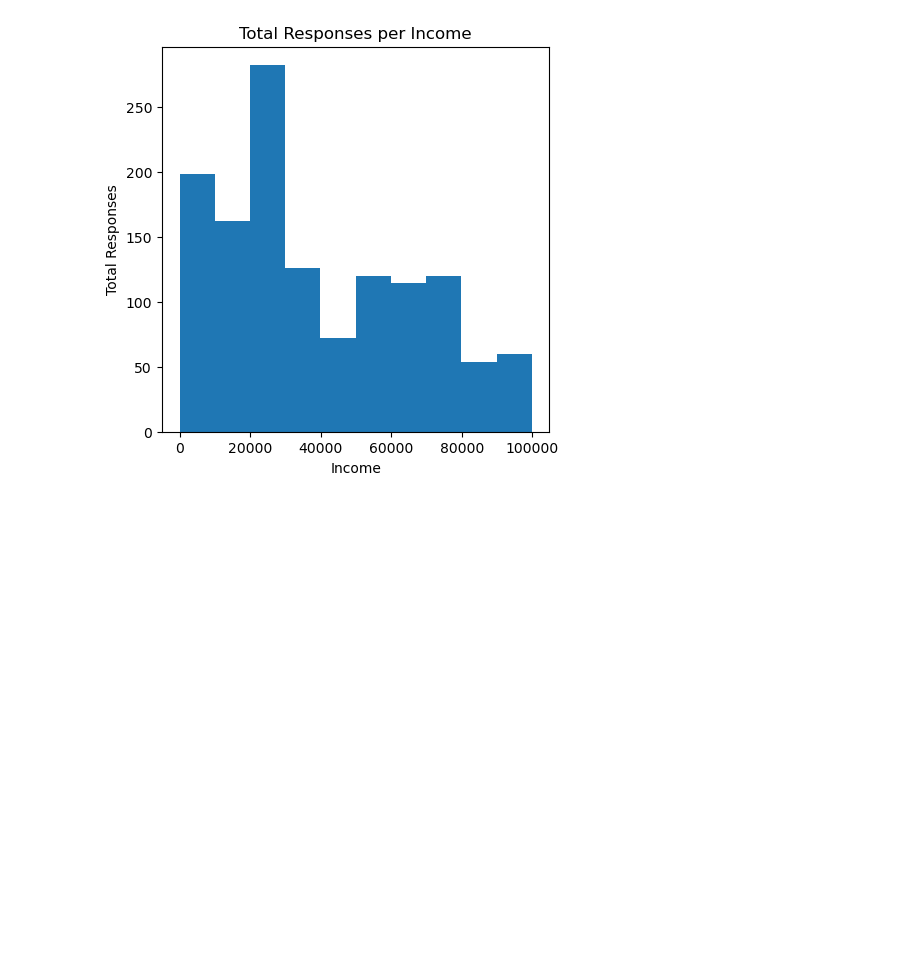
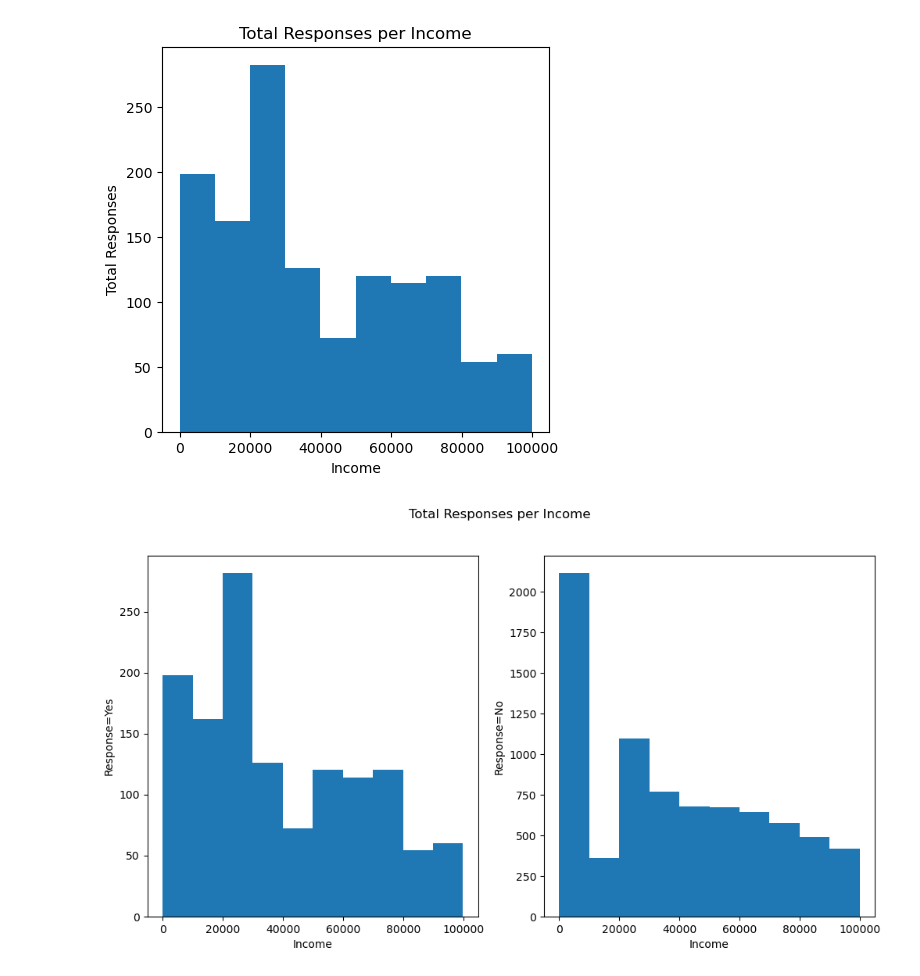
Before and after one commit to ralphmartynward/ironhack_01_lab-customer-analysis-round-3, a Jupyter notebook: solution.ipynb, the cells around one changed output. Drawn from its saved outputs; the diff is of its cells as text; code cells hidden in the pictures; blank space fills up the shorter version.

Commit message:
updated double plot view

```diff
--- a/solution.ipynb
+++ b/solution.ipynb
@@ -88,3 +88,18 @@ ax.set_ylabel('Total Responses')
 plt.show()
 # %% [output]
 [figure]
+# %%
+fig, (ax1, ax2) = plt.subplots(1,2, figsize=(12,6))
+fig.suptitle('Total Responses per Income') #This is the title for the whole figure
+
+ax1.hist(data.loc[data['Response'] == 'Yes', 'Income'])
+ax1.set_xlabel('Income')
+ax1.set_ylabel('Response=Yes')
+
+ax2.hist(data.loc[data['Response'] == 'No', 'Income'])
+ax2.set_xlabel('Income')
+ax2.set_ylabel('Response=No')
+
+plt.show()
+# %% [output]
+[figure, added]
```
